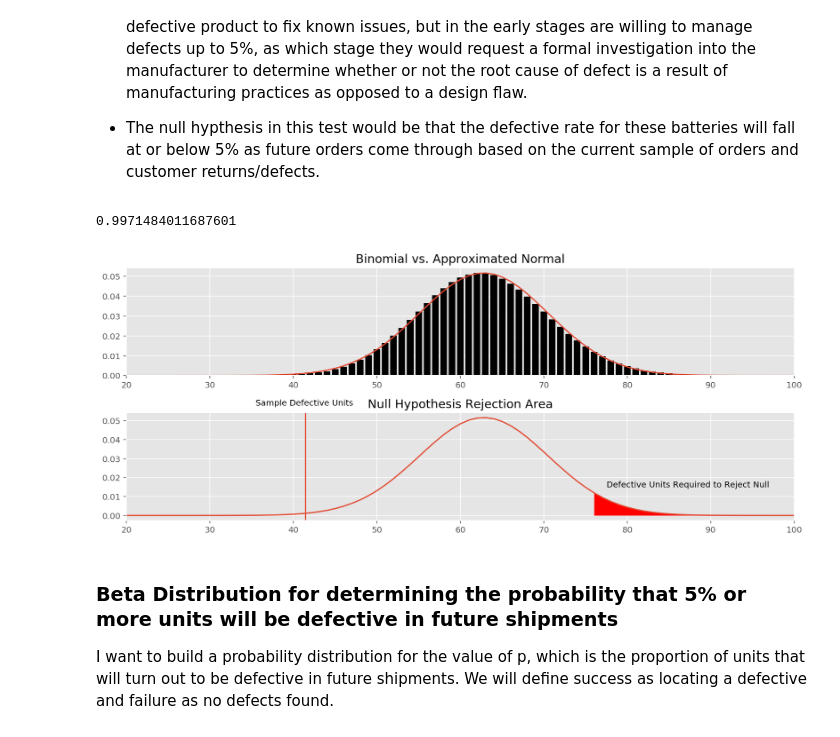
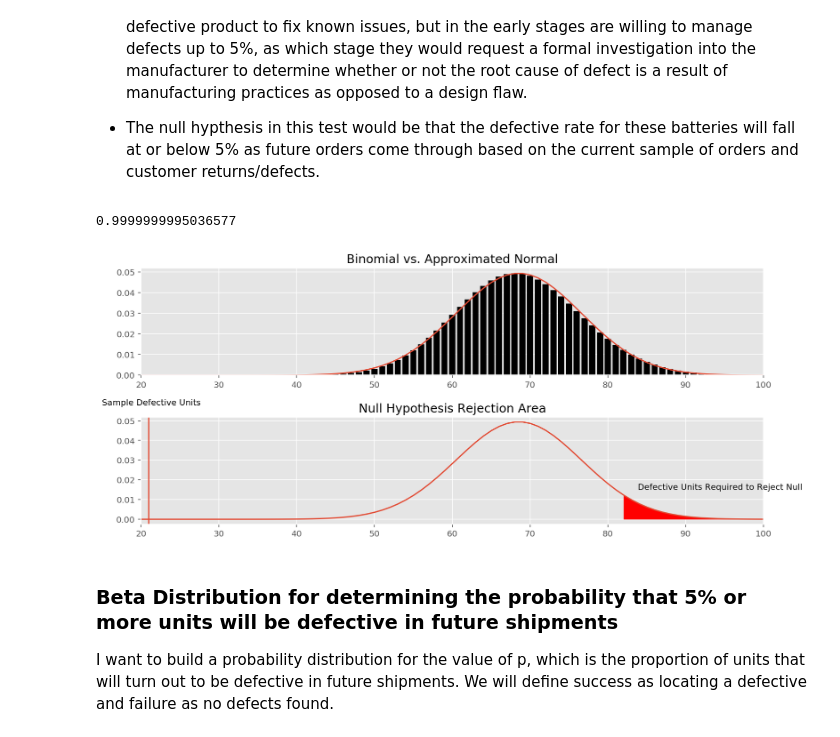
Before and after one commit to ryankirkland/customer-data-analysis, a Jupyter notebook: PBE-Order-Analysis.ipynb, the cells around one changed output. Cells and saved outputs as stored; diff of their text form; code cells hidden in the pictures.

Commit message:
update hardcoded values in dist function with variables

```diff
--- a/PBE-Order-Analysis.ipynb
+++ b/PBE-Order-Analysis.ipynb
@@ -30,13 +30,13 @@ replace_orders = replace_orders.rename(columns={'original-amazon-order-id': 'ord
 returns_orders = returns_df[['sku','detailed-disposition', 'order-id', 'quantity']]
 returns_orders = returns_orders.rename(columns={'detailed-disposition': 'reason'})
 # %%
-# returns_orders['reason'] = returns_orders['reason'].str.lower().replace({'customer_damaged': 'quality',
-#                                                   'sellable': 'quality',
-#                                                   'wrong item': 'quality'})
+returns_orders['reason'] = returns_orders['reason'].str.lower().replace({'customer_damaged': 'quality',
+                                                  'sellable': 'quality',
+                                                  'wrong item': 'quality'})
 
-# replace_orders['reason'] = replace_orders['reason'].str.lower().replace({'customer_damaged': 'quality',
-#                                                   'sellable': 'quality',
-#                                                   'wrong item': 'quality'})
+replace_orders['reason'] = replace_orders['reason'].str.lower().replace({'customer_damaged': 'quality',
+                                                  'sellable': 'quality',
+                                                  'wrong item': 'quality'})
 
 # Append returns and replacements dataframes to unify
 
@@ -68,11 +68,11 @@ all_returns_replace
 # %%
 all_returns_replace.sort_values('order-id')
-# all_returns_replace['return-id'] = all_returns_replace['sku'] + all_returns_replace['order-id']
-# all_returns_replace
-# deduped = all_returns_replace.sort_values('reason')
-# deduped.drop_duplicates(subset='return-id', keep='first', inplace=True)
+all_returns_replace['return-id'] = all_returns_replace['sku'] + all_returns_replace['order-id']
 
-# # print(len(all_returns_replace['reason']),len(deduped))
-# all_returns_replace = deduped
-# all_returns_replace
+deduped = all_returns_replace.sort_values('reason')
+deduped.drop_duplicates(subset='return-id', keep='first', inplace=True)
+
+# print(len(all_returns_replace['reason']),len(deduped))
+all_returns_replace = deduped
+all_returns_replace
 # %% [output]
@@ -190,16 +190,16 @@ fig.show()
 
  - The null hypthesis in this test would be that the defective rate for these batteries will fall at or below 5% as future orders come through based on the current sample of orders and customer returns/defects.
 # %%
-%matplotlib inline
+# %matplotlib inline
 %config InlineBackend.figure_format = 'retina'
 
 # Null Hypothesis: We would conduct a manufacturer investigation at defect rate higher than 5%. H0: defect rate <=5%
 
 # get std_e for both, alt is real, null is 5%
 
-n = 1371
+n = sum(order_status_counts['quantity-shipped'])
 p_null = 0.05
-p_alt = 0.033
+p_alt = (order_status_counts.iloc[0,1]/n)
 
 binomial_dist = stats.binom(n, p_null)
 binom_mean = n * p_null
@@ -210,29 +210,29 @@ p_value = 1 - normal_approx.cdf(1256 * p_alt)
 
 p_value
 # %% [output]
-0.9971484011687601
+0.9999999995036577
 # %%
 plt.style.use('ggplot')
 
-x = np.linspace(0,1371, 1371)
+x = np.linspace(0,n, n)
 
 fig, axs = plt.subplots(2, figsize = (12,5))
 axs[0].set_title('Binomial vs. Approximated Normal')
-bar_sizes = [binomial_dist.pmf(i) for i in range(1371)]
-bars = axs[0].bar(range(1372), bar_sizes, color="black", align="center")
+bar_sizes = [binomial_dist.pmf(i) for i in range(n)]
+bars = axs[0].bar(range(n), bar_sizes, color="black", align="center")
 axs[0].plot(x, normal_approx.pdf(x))
 axs[0].set_xlim(20,100)
 
 axs[1].set_title('Null Hypothesis Rejection Area')
 axs[1].plot(x, normal_approx.pdf(x))
 axs[1].fill_between(x, normal_approx.pdf(x), where=(x >= normal_approx.ppf(0.95)), color='red')
 axs[1].text(normal_approx.ppf(0.95)+2, 0.015,'Defective Units Required to Reject Null')
 axs[1].set_xlim(20, 100)
-axs[1].axvline(p_alt*1371)
-axs[1].text(p_alt*1256-6,0.058,'Sample Defective Units')
+axs[1].axvline(p_alt*n)
+axs[1].text(p_alt*n-6,0.058,'Sample Defective Units')
 fig.tight_layout()
 # %% [output]
-[figure, old version]
+[figure, new version]
 # %% [markdown]
 ### Beta Distribution for determining the probability that 5% or more units will be defective in future shipments
 
```
Also changed, not shown: parts of 5 cells of this notebook.
